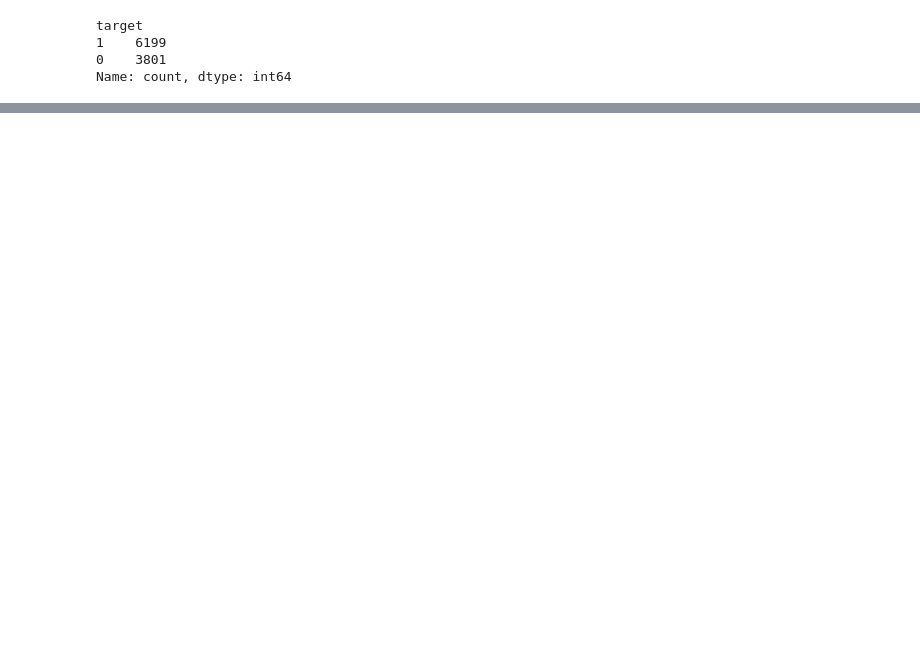
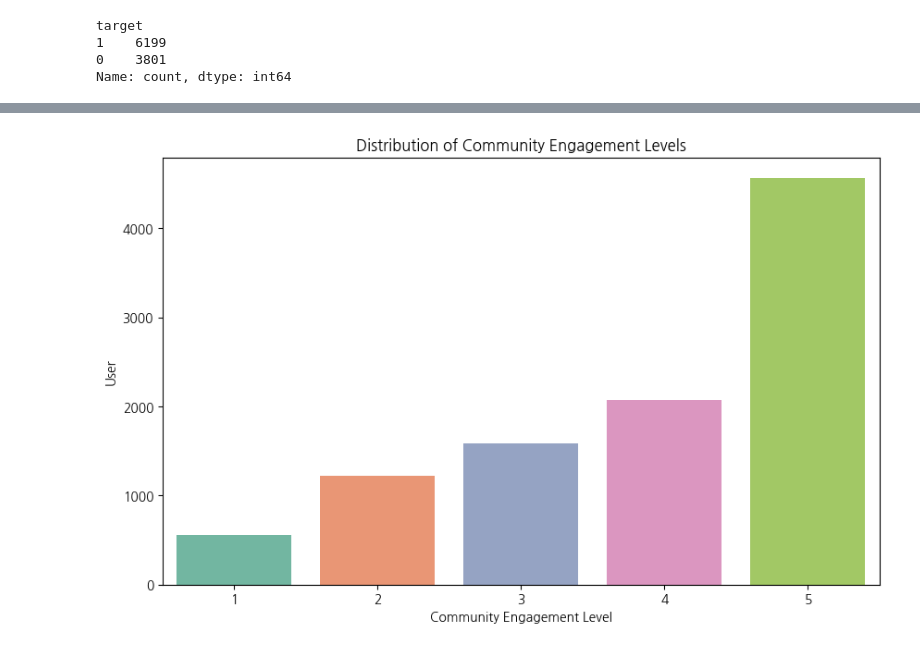
Before and after one commit to kesiss777/wassup3, a Jupyter notebook: 05_Data_Analysis/DA_Mini_Project.ipynb, the cells around one changed output, grey strips where cells are left out. Saved outputs shown, nothing was run; the diff lists cells and outputs as text; code cells hidden in the pictures; blank space fills up the shorter version.

```diff
--- a/05_Data_Analysis/DA_Mini_Project.ipynb
+++ b/05_Data_Analysis/DA_Mini_Project.ipynb
@@ -136,0 +226,9 @@ plt.show()
+# %%
+plt.figure(figsize=(10, 6))
+sns.countplot(data=data, x='community_engagement_level', hue='community_engagement_level', palette='Set2', legend=False)
+plt.title('Distribution of Community Engagement Levels')
+plt.xlabel('Community Engagement Level')
+plt.ylabel('User')
+plt.show()
+# %% [output]
+[figure, added]
```
Also changed, not shown: parts of 24 cells of this notebook.
